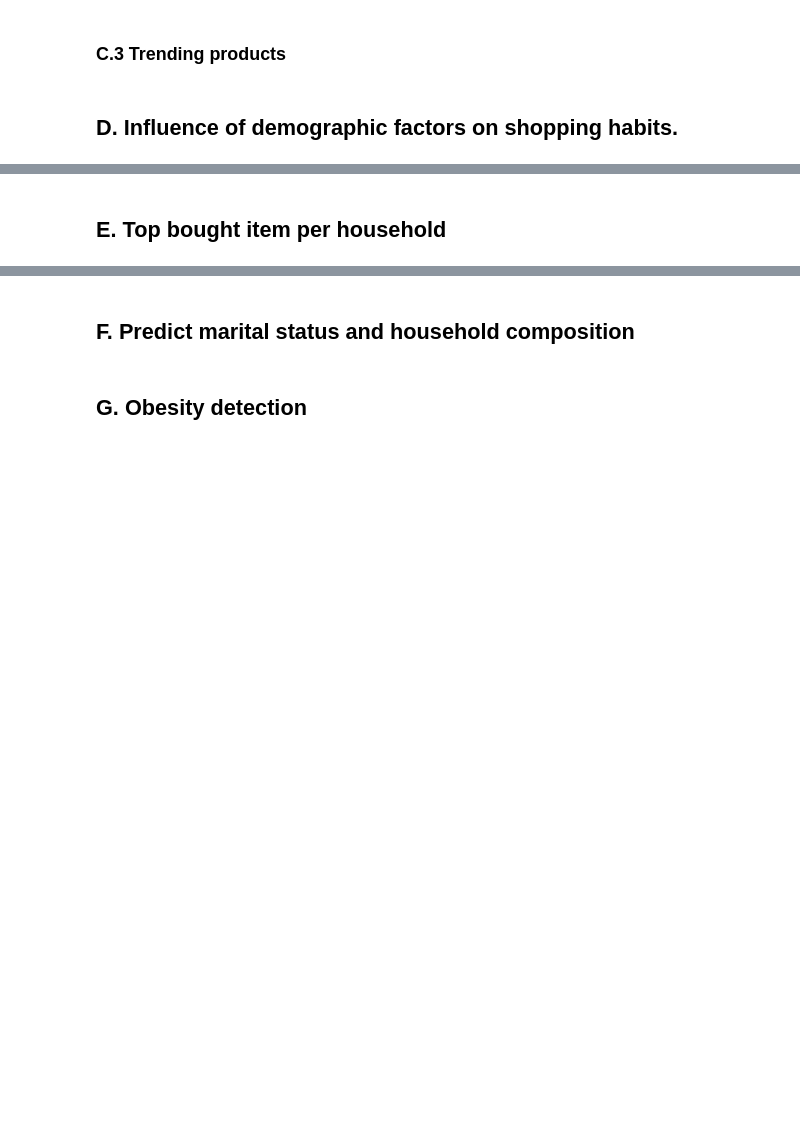
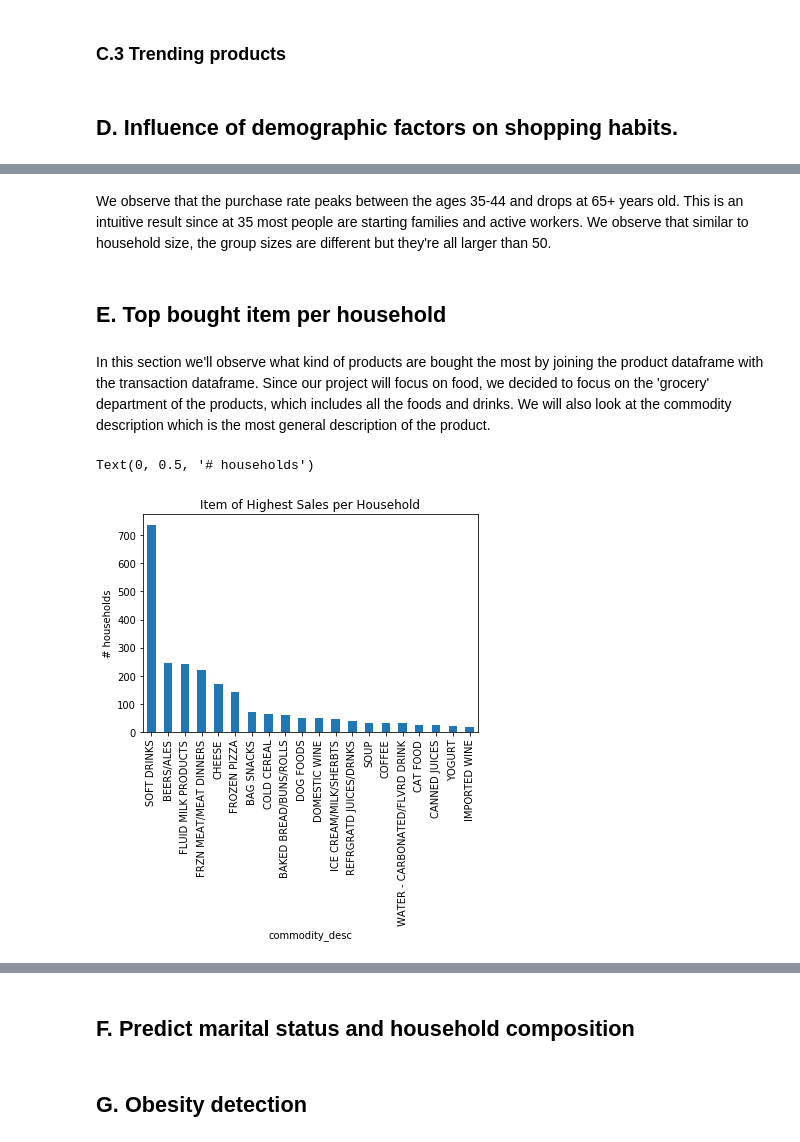
Before and after one commit to raphaelreiss/ADA_project, a Jupyter notebook: src/TermProject.ipynb, the cells around one changed output, grey strips where cells are left out. Cells and saved outputs as stored; diff of their text form; code cells hidden in the pictures; blank space fills up the shorter version.

```diff
--- a/src/TermProject.ipynb
+++ b/src/TermProject.ipynb
@@ -996,2 +778,26 @@ plt.show()
+# %% [markdown]
+We observe that the purchase rate peaks between the ages 35-44 and drops at 65+ years old. This is an intuitive result since at 35 most people are starting families and active workers. We observe that similar to household size, the group sizes are different but they're all larger than 50.
 # %% [markdown]
 ## E. Top bought item per household
+# %% [markdown]
+In this section we'll observe what kind of products are bought the most by joining the product dataframe with the transaction dataframe. Since our project will focus on food, we decided to focus on the 'grocery' department of the products, which includes all the foods and drinks. We will also look at the commodity description which is the most general description of the product.
+# %%
+# merge transaction df with product df
+transaction_product_id_df = transaction_data_df[['household_key','PRODUCT_ID','QUANTITY','SALES_VALUE','DAY']]\
+.merge(product_df[['manufacturer','department','commodity_desc','sub_commodity_desc','curr_size_of_product']],left_on='PRODUCT_ID',right_index=True,how='left')
+# %%
+# rank items per sales value per household.
+# we take top sales-value item per household and aggregate it by count
+transaction_product_id_df[transaction_product_id_df['department']=='GROCERY'].\
+groupby(['household_key','commodity_desc'])[['SALES_VALUE','QUANTITY']].\
+sum().sort_values(['household_key','SALES_VALUE'],ascending=False).reset_index().\
+groupby('household_key').first().reset_index().\
+groupby('commodity_desc')['household_key'].count().\
+sort_values(ascending=False).head(20).plot.bar(rot=90)
+
+ax = plt.gca()
+ax.set_title('Item of Highest Sales per Household')
+ax.set_ylabel('# households')
+# %% [output]
+Text(0, 0.5, '# households')
+[figure, added]
```
Also changed, not shown: parts of 107 cells of this notebook.
